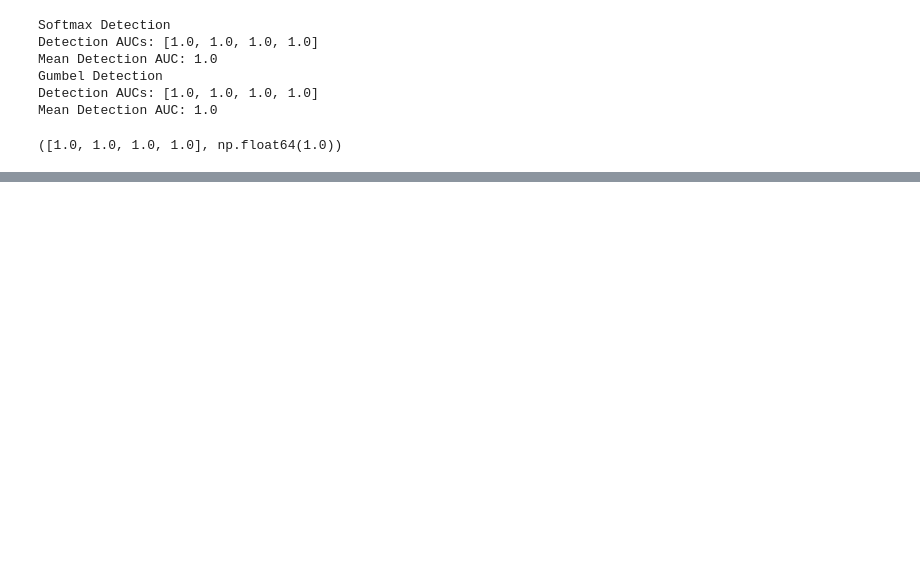
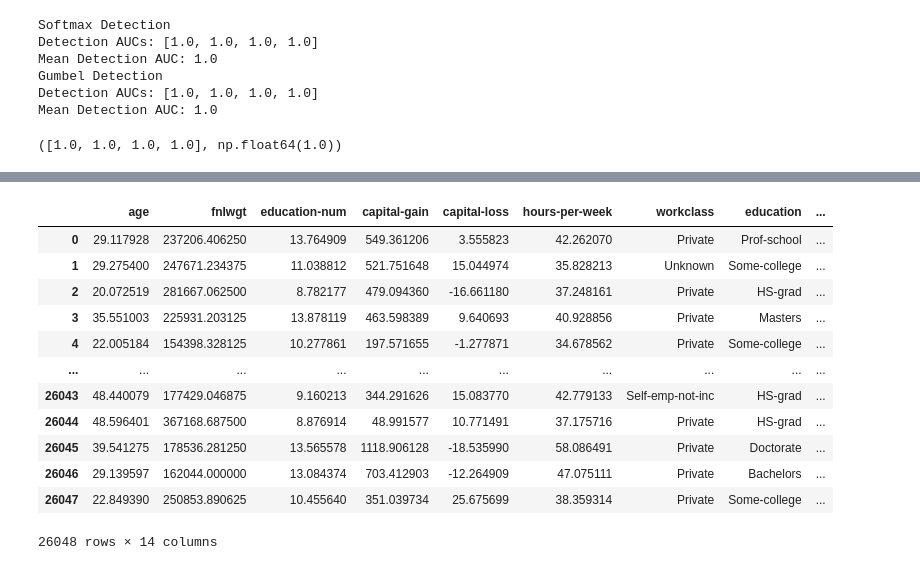
Before and after one commit to LielEliezer/DeepLearning_assignment4, a Jupyter notebook: eda.ipynb, the cells around one changed output, grey strips where cells are left out. Saved outputs shown, nothing was run; the diff lists cells and outputs as text; code cells hidden in the pictures; blank space fills up the shorter version.

```diff
--- a/eda.ipynb
+++ b/eda.ipynb
@@ -1483,0 +1668,16 @@ for i, col in enumerate(continuous_cols):
+# %%
+df_synth_gumbel
+# %% [output]
+|  | age | fnlwgt | education-num | capital-gain | capital-loss | hours-per-week | workclass | education | ... |
+| 0 | 29.117928 | 237206.406250 | 13.764909 | 549.361206 | 3.555823 | 42.262070 | Private | Prof-school | ... |
+| 1 | 29.275400 | 247671.234375 | 11.038812 | 521.751648 | 15.044974 | 35.828213 | Unknown | Some-college | ... |
+| 2 | 20.072519 | 281667.062500 | 8.782177 | 479.094360 | -16.661180 | 37.248161 | Private | HS-grad | ... |
+| 3 | 35.551003 | 225931.203125 | 13.878119 | 463.598389 | 9.640693 | 40.928856 | Private | Masters | ... |
+| 4 | 22.005184 | 154398.328125 | 10.277861 | 197.571655 | -1.277871 | 34.678562 | Private | Some-college | ... |
+| ... | ... | ... | ... | ... | ... | ... | ... | ... | ... |
+| 26043 | 48.440079 | 177429.046875 | 9.160213 | 344.291626 | 15.083770 | 42.779133 | Self-emp-not-inc | HS-grad | ... |
+| 26044 | 48.596401 | 367168.687500 | 8.876914 | 48.991577 | 10.771491 | 37.175716 | Private | HS-grad | ... |
+| 26045 | 39.541275 | 178536.281250 | 13.565578 | 1118.906128 | -18.535990 | 58.086491 | Private | Doctorate | ... |
+| 26046 | 29.139597 | 162044.000000 | 13.084374 | 703.412903 | -12.264909 | 47.075111 | Private | Bachelors | ... |
+| 26047 | 22.849390 | 250853.890625 | 10.455640 | 351.039734 | 25.675699 | 38.359314 | Private | Some-college | ... |
+26048 rows × 14 columns
```
Also changed, not shown: parts of 49 cells of this notebook.
